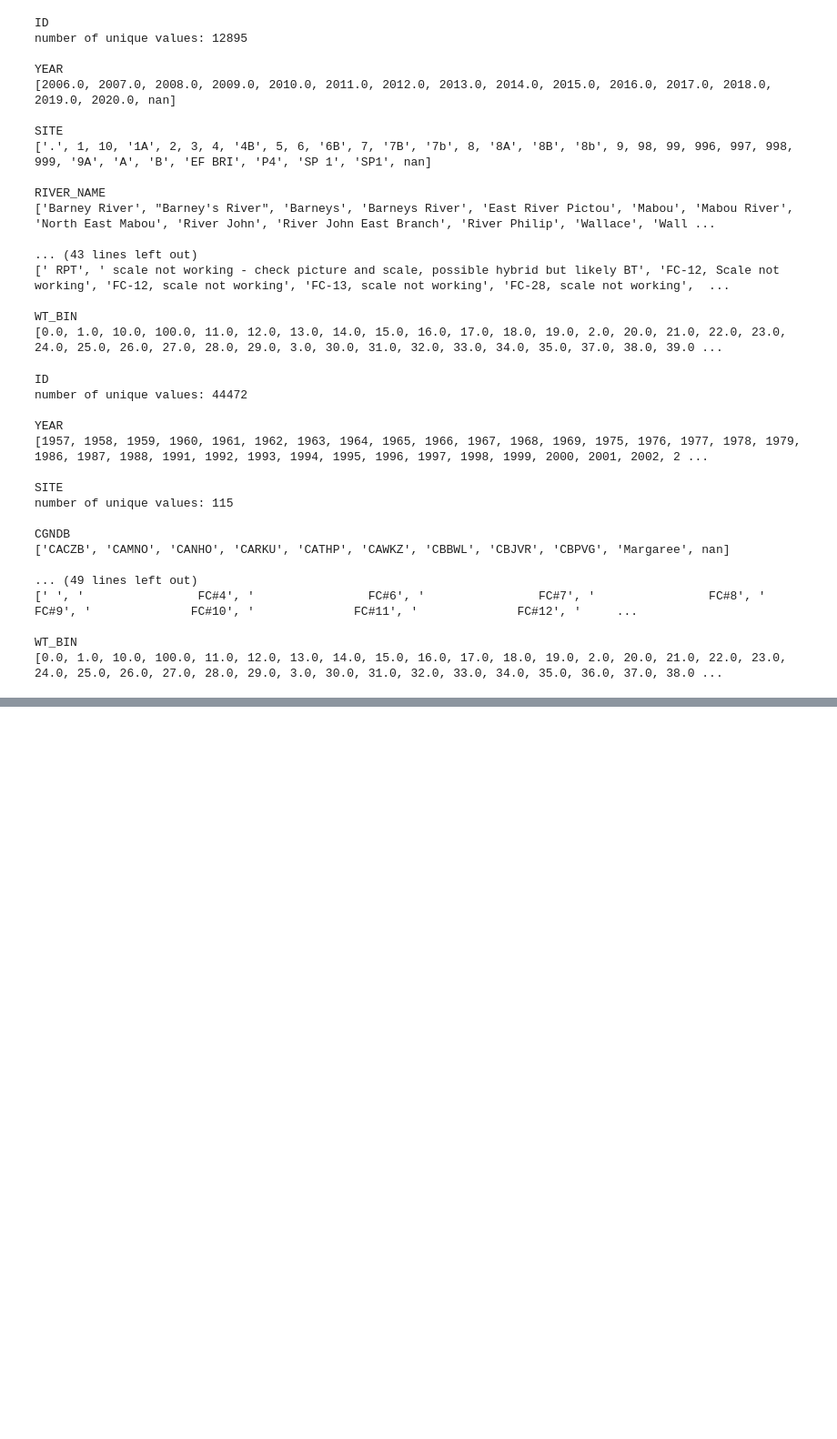
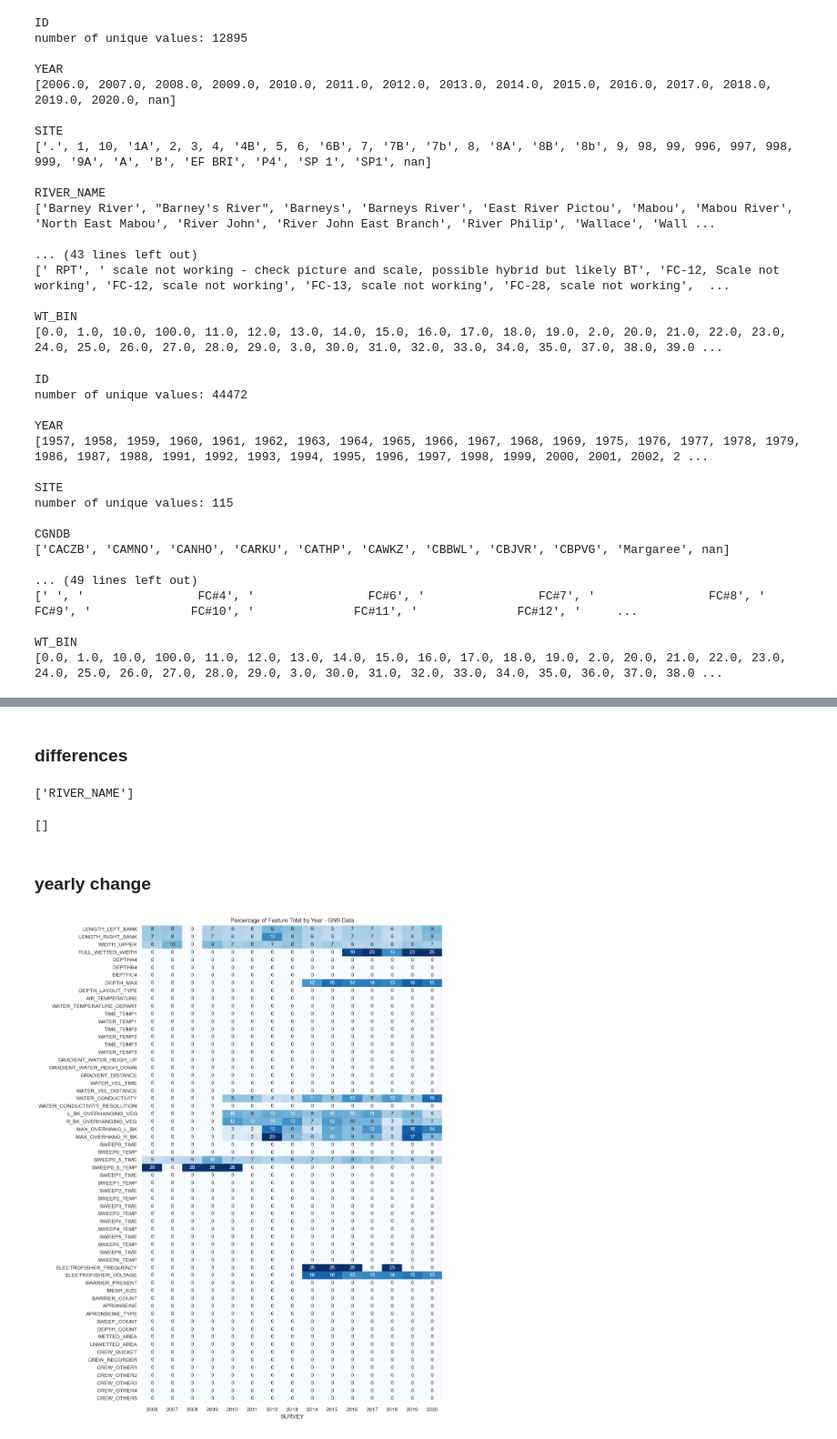
Before and after one commit to dfo-gulf-science/EFishing-EDA, a Jupyter notebook: E_Fishing_EDA.ipynb, the cells around one changed output, grey strips where cells are left out. Shown at 91% size. Saved outputs shown, nothing was run; the diff lists cells and outputs as text; code cells hidden in the pictures; blank space fills up the shorter version.

Commit message:
HUGE heatmaps

```diff
--- a/E_Fishing_EDA.ipynb
+++ b/E_Fishing_EDA.ipynb
@@ -822,0 +821,6 @@ Name: DESCRIPTION, dtype: int64
+# %%
+df_gsite = pd.read_excel(r'.\raw_data\GNS Efish_2006-2020_For DM App.xlsx', sheet_name='Site Measurement Data')
+df_gsite.columns = [x.strip().replace(' ', '_').upper() for x in df_gsite.columns]
+
+df_msite = pd.read_excel(r'.\raw_data\Margaree Efish_1957-2020_For DM App.xlsx', sheet_name='Site Measurement Data')
+df_msite.columns = [x.strip().replace(' ', '_').upper() for x in df_msite.columns]
@@ -822,0 +867,29 @@ Name: DESCRIPTION, dtype: int64
+# %% [markdown]
+### differences
+# %%
+# not in Margaree data
+[x for x in df_gsite.columns if x not in df_msite.columns]
+# %% [output]
+['RIVER_NAME']
+# %%
+# not in GNS data
+[x for x in df_msite.columns if x not in df_msite.columns]
+# %% [output]
+[]
+# %% [markdown]
+### yearly change
+# %%
+plt.figure(figsize=(10,16))
+sns.heatmap(
+    (100 * df_gsite.groupby('SURVEY').mean() / df_gsite.groupby('SURVEY').mean().sum()).fillna(0).drop('ID', axis=1).T,
+    cmap='Blues',
+    cbar=False,
+    annot=True,
+    fmt='.0f',
+    annot_kws={"fontsize":10},
+    vmax=20
+)
+plt.title('Percentage of Feature Total by Year - GNS Data')
+plt.show()
+# %% [output]
+[figure, added]
```
Also changed, not shown: parts of 54 cells of this notebook.
